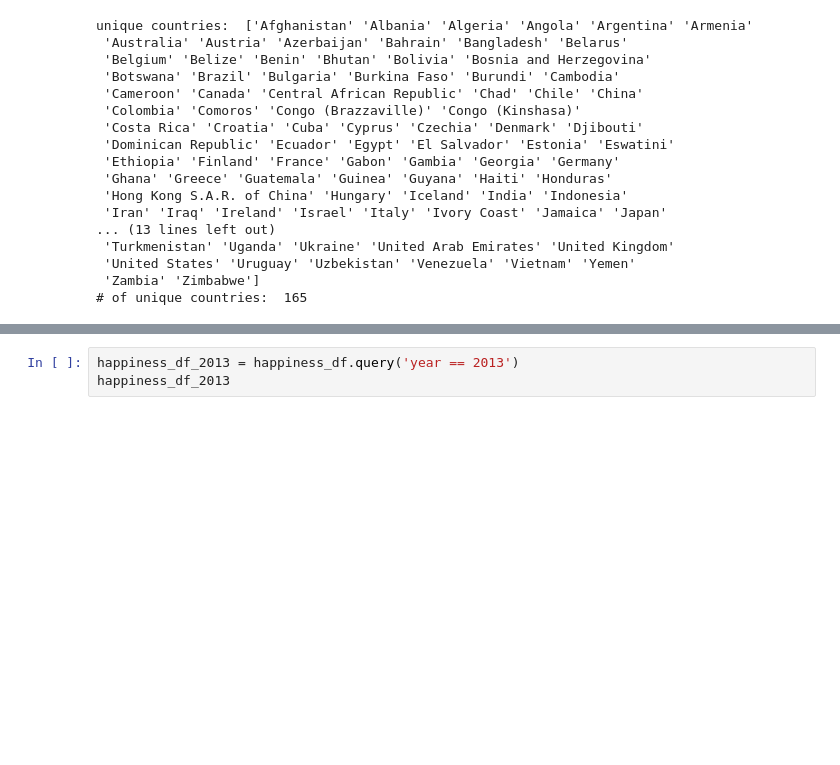
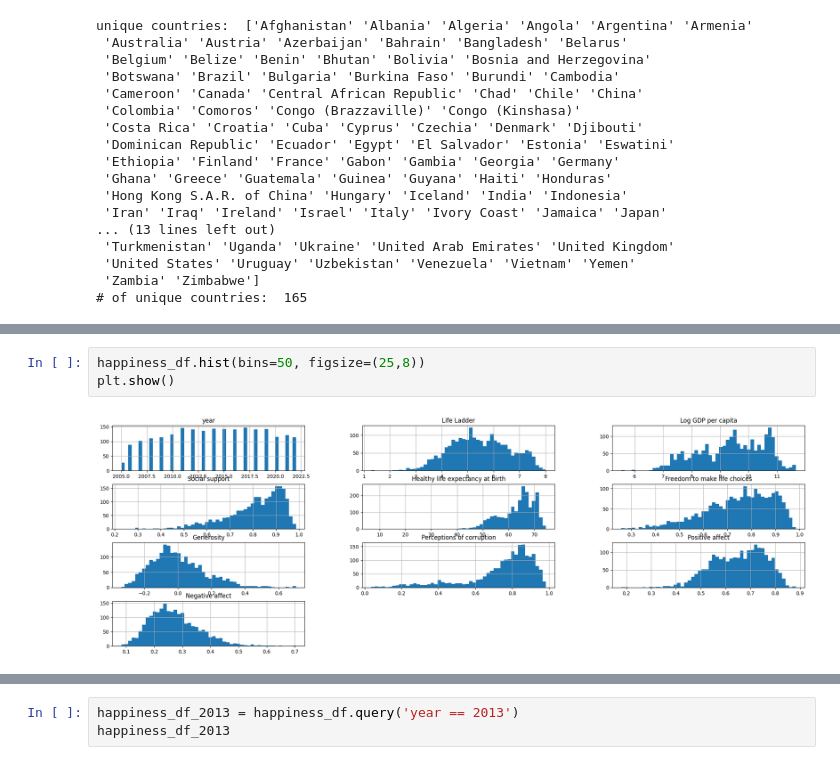
Before and after one commit to USFCA-CS663-Spring2024/happiness-lawrenceslng, a Jupyter notebook: Happiness - Assignment 1 - CS 663 (Machine Learning).ipynb, the cells around one changed output, grey strips where cells are left out. Cells and saved outputs as stored; diff of their text form; blank space fills up the shorter version.

```diff
--- a/Happiness - Assignment 1 - CS 663 (Machine Learning).ipynb
+++ b/Happiness - Assignment 1 - CS 663 (Machine Learning).ipynb
@@ -97,0 +131,5 @@ unique countries:  ['Afghanistan' 'Albania' 'Algeria' 'Angola' 'Argentina' 'Arme
+# %%
+happiness_df.hist(bins=50, figsize=(25,8))
+plt.show()
+# %% [output]
+[figure, added]
```
Also changed, not shown: parts of 17 cells of this notebook.
